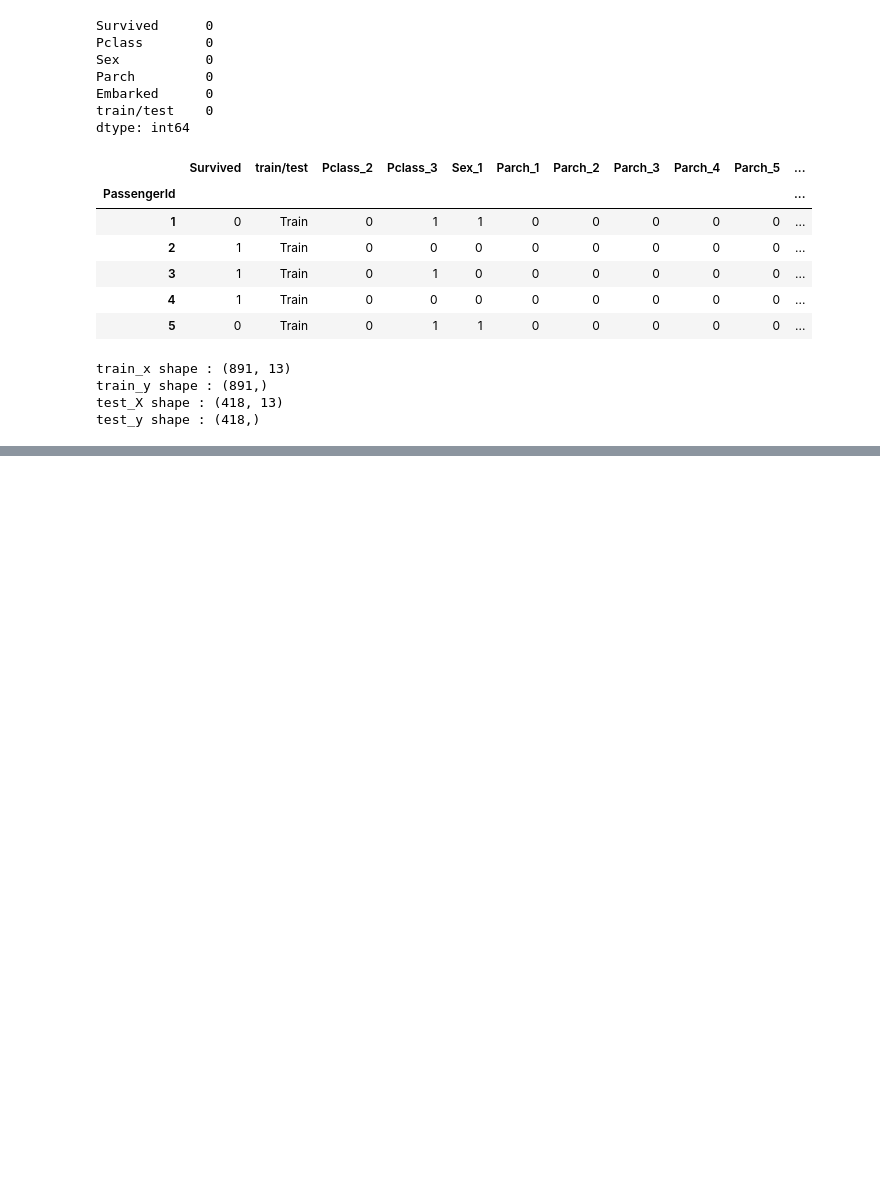
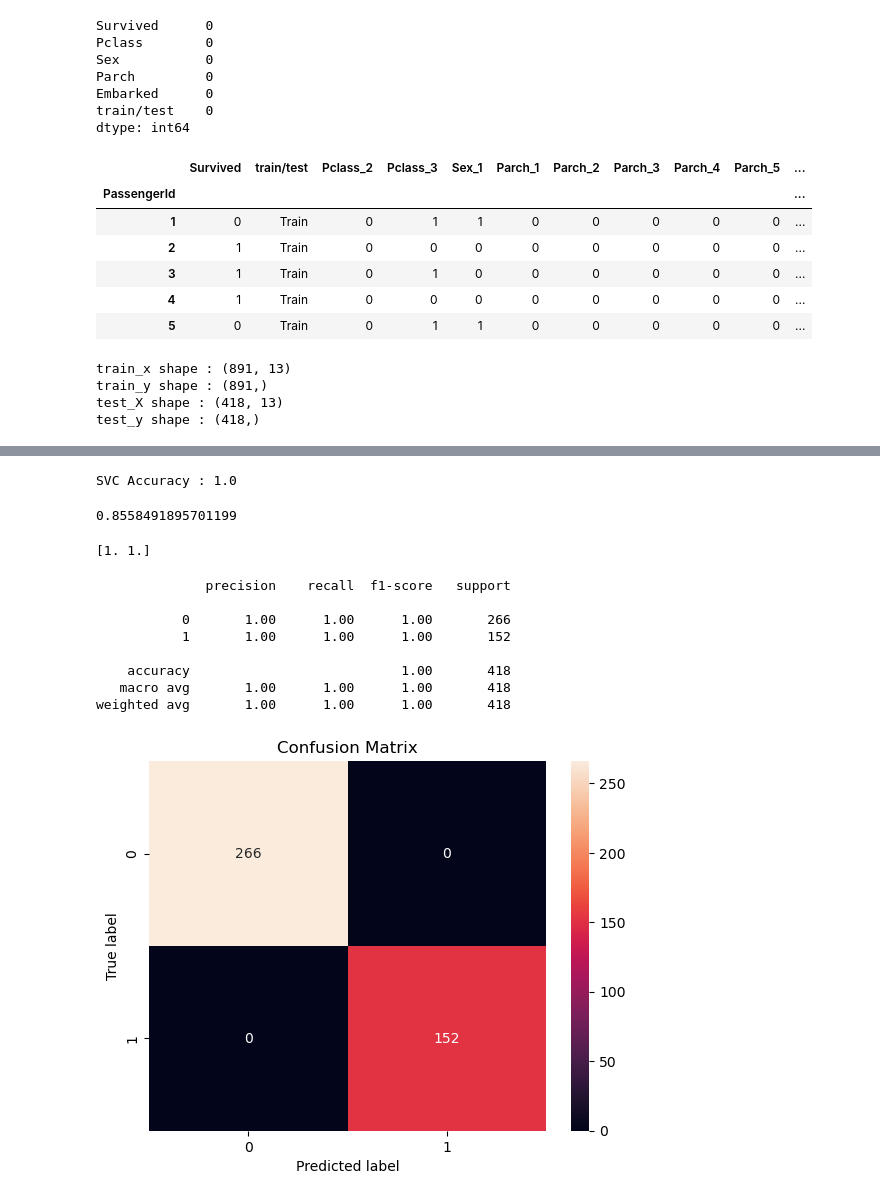
Before and after one commit to DominikHahn1407/Portfolio, a Jupyter notebook: Data Science/Titanic Competition/SVC.ipynb, the cells around one changed output, grey strips where cells are left out. Saved outputs shown, nothing was run; the diff lists cells and outputs as text; code cells hidden in the pictures; blank space fills up the shorter version.

```diff
--- a/Data Science/Titanic Competition/SVC.ipynb
+++ b/Data Science/Titanic Competition/SVC.ipynb
@@ -202,0 +206,34 @@ print("Best parameters of SVC :", svm_cv.best_params_)
+# %%
+svm = SVC(C=svm_cv.best_params_["C"], gamma=svm_cv.best_params_["gamma"],random_state=42)
+svm.fit(X_train, y_train)
+print("SVC Accuracy :", svm.score(X_test, y_test))
+# %% [output]
+SVC Accuracy : 1.0
+# %%
+accuracy = cross_val_score(estimator=svm, X=x, y=y, cv=30)
+print(accuracy.mean())
+# %% [output]
+0.8558491895701199
+# %%
+f1 = f1_score(y_test, svm.predict(X_test),average=None)
+print(f1)
+# %% [output]
+[1. 1.]
+# %%
+prediction = svm.predict(X_test)
+plt.figure()
+sns.heatmap(confusion_matrix(y_test, prediction), annot=True, fmt=".0f")
+plt.xlabel("Predicted label")
+plt.ylabel("True label")
+plt.title("Confusion Matrix")
+print(classification_report(y_test, prediction))
+# %% [output]
+              precision    recall  f1-score   support
+
+           0       1.00      1.00      1.00       266
+           1       1.00      1.00      1.00       152
+
+    accuracy                           1.00       418
+   macro avg       1.00      1.00      1.00       418
+weighted avg       1.00      1.00      1.00       418
+[figure, added]
```
Also changed, not shown: parts of 3 cells of this notebook, 16 other files.
